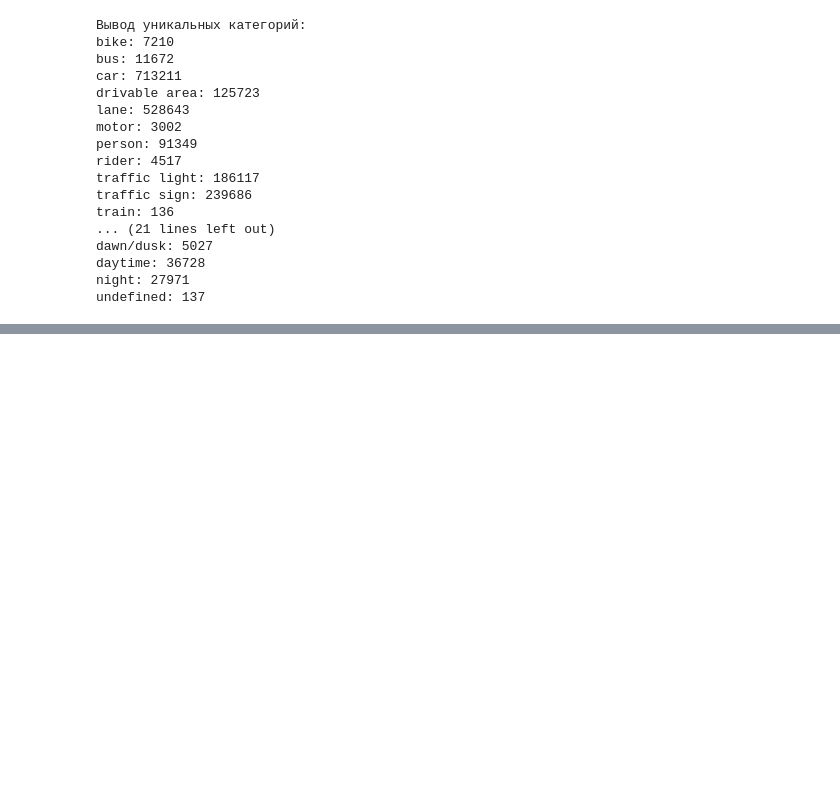
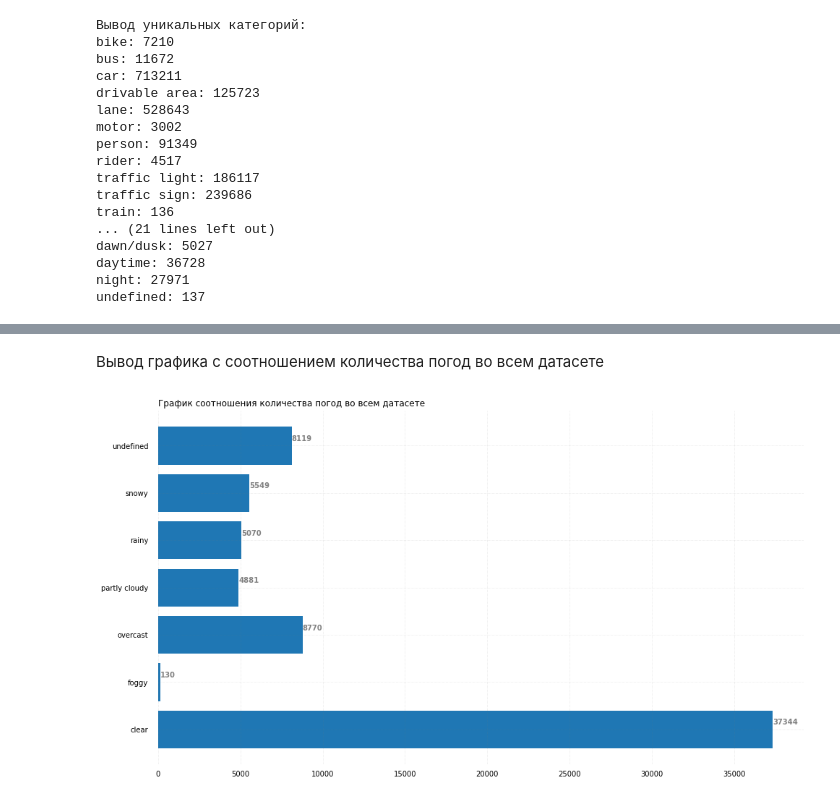
Before and after one commit to ml-hls-annual-project-cv-4/dataset-data-access-level, a Jupyter notebook: src/client_notebook.ipynb, the cells around one changed output, grey strips where cells are left out. Drawn from its saved outputs; the diff is of its cells as text; code cells hidden in the pictures; blank space fills up the shorter version.

```diff
--- a/src/client_notebook.ipynb
+++ b/src/client_notebook.ipynb
@@ -55,0 +104,6 @@ from matplotlib import *
+# %% [markdown]
+Вывод графика с соотношением количества погод во всем датасете
+# %%
+show_graphic(weathers, weathersCounts, 'График соотношения количества погод во всем датасете')
+# %% [output]
+[figure, added]
```
Also changed, not shown: parts of 12 cells of this notebook.
